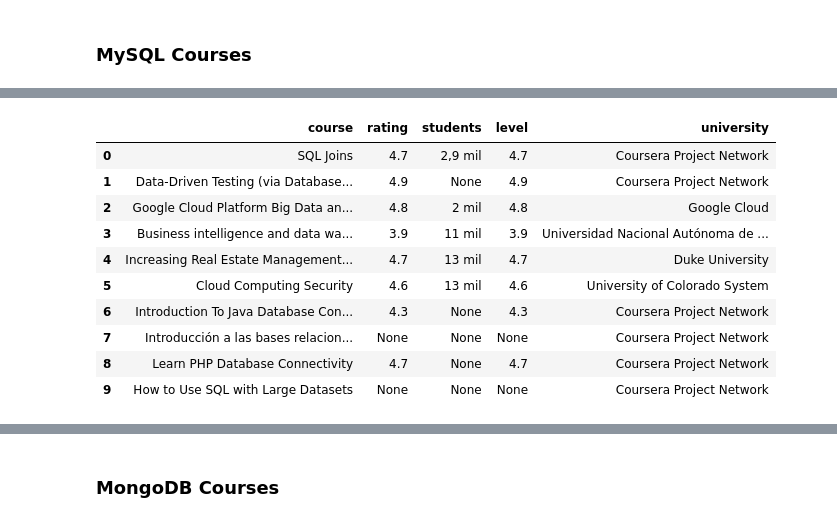
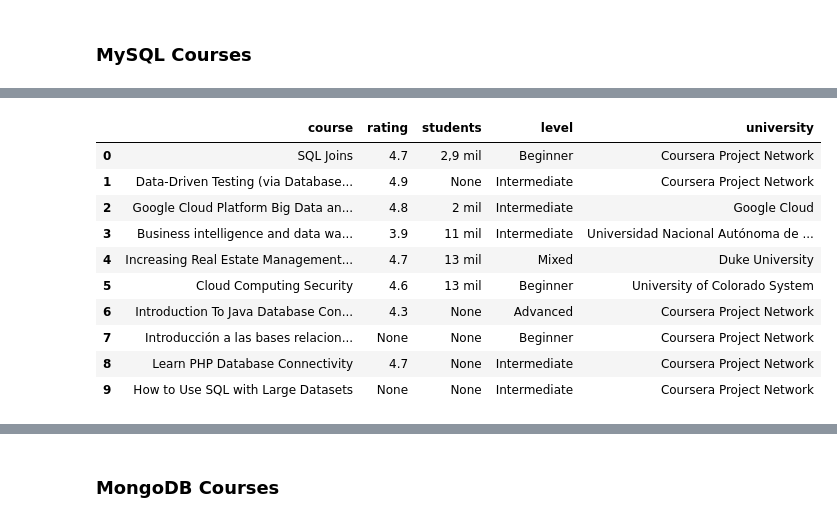
Before and after one commit to jesuschao/Coursera_Project, a Jupyter notebook: 0_Scrapping.ipynb, the cells around one changed output, grey strips where cells are left out. Saved outputs shown, nothing was run; the diff lists cells and outputs as text; code cells hidden in the pictures.

```diff
--- a/0_Scrapping.ipynb
+++ b/0_Scrapping.ipynb
@@ -229,20 +229,20 @@ universidad =[]
 
 for i in range(1,11):
     try:
-        curso.append(driver.find_element_by_xpath(f"/html/body/div[3]/div/div/main/div[2]/div/div[1]/div/div[2]/div/div/ul/li[{i}]/div/div/a/div/div/div[1]/h2").text)
-        rating.append(driver.find_element_by_xpath(f"/html/body/div[3]/div/div/main/div[2]/div/div[1]/div/div[2]/div/div/ul/li[{i}]/div/div/a/div/div/div[3]/div/div[1]/div[1]/div/span[1]").text)
+        curso.append(driver.find_element_by_xpath(f"//*[@id='main']/div[2]/div/div[1]/div/div[2]/div/div/ul/li[{i}]/div/div/a/div/div/div[1]/h2").text)
+        rating.append(driver.find_element_by_xpath(f"//*[@id='main']/div[2]/div/div[1]/div/div[2]/div/div/ul/li[{i}]/div/div/a/div/div/div[3]/div/div[1]/div[1]/div/span[1]").text)
     except:
         rating.append("None")
     try:
-        students.append(driver.find_element_by_xpath(f"/html/body/div[3]/div/div/main/div[2]/div/div[1]/div/div[2]/div/div/ul/li[{i}]/div/div/a/div/div/div[3]/div/div[1]/div[2]/span/span").text)
+        students.append(driver.find_element_by_xpath(f"//*[@id='main']/div[2]/div/div[1]/div/div[2]/div/div/ul/li[{i}]/div/div/a/div/div/div[3]/div/div[1]/div[2]/span/span").text)
     except:
         students.append("None")
     try:
-        nivel.append(driver.find_element_by_xpath(f"/html/body/div[3]/div/div/main/div[2]/div/div[1]/div/div[2]/div/div/ul/li[{i}]/div/div/a/div/div/div[3]/div/div[1]/div[1]/div/span[1]").text)
+        nivel.append(driver.find_element_by_xpath(f"//*[@id='main']/div[2]/div/div[1]/div/div[2]/div/div/ul/li[{i}]/div/div/a/div/div/div[3]/div/div[2]/div/div[2]/span").text)
     except:
         nivel.append("None")
     try:
-        universidad.append(driver.find_element_by_xpath(f"/html/body/div[3]/div/div/main/div[2]/div/div[1]/div/div[2]/div/div/ul/li[{i}]/div/div/a/div/div/div[1]/div[1]/div[2]/span").text)
+        universidad.append(driver.find_element_by_xpath(f"//*[@id='main']/div[2]/div/div[1]/div/div[2]/div/div/ul/li[{i}]/div/div/a/div/div/div[1]/div[1]/div[2]/span").text)
     except:
         universidad.append("None")
 
@@ -278,20 +278,20 @@ universidad =[]
 
 for i in range(1,11):
     try:
-        curso.append(driver.find_element_by_xpath(f"/html/body/div[3]/div/div/main/div[2]/div/div[1]/div/div[2]/div/div/ul/li[{i}]/div/div/a/div/div/div[1]/h2").text)
-        rating.append(driver.find_element_by_xpath(f"/html/body/div[3]/div/div/main/div[2]/div/div[1]/div/div[2]/div/div/ul/li[{i}]/div/div/a/div/div/div[3]/div/div[1]/div[1]/div/span[1]").text)
+        curso.append(driver.find_element_by_xpath(f"//*[@id='main']/div[2]/div/div[1]/div/div[2]/div/div/ul/li[{i}]/div/div/a/div/div/div[1]/h2").text)
+        rating.append(driver.find_element_by_xpath(f"//*[@id='main']/div[2]/div/div[1]/div/div[2]/div/div/ul/li[{i}]/div/div/a/div/div/div[3]/div/div[1]/div[1]/div/span[1]").text)
     except:
         rating.append("None")
     try:
-        students.append(driver.find_element_by_xpath(f"/html/body/div[3]/div/div/main/div[2]/div/div[1]/div/div[2]/div/div/ul/li[{i}]/div/div/a/div/div/div[3]/div/div[1]/div[2]/span/span").text)
+        students.append(driver.find_element_by_xpath(f"//*[@id='main']/div[2]/div/div[1]/div/div[2]/div/div/ul/li[{i}]/div/div/a/div/div/div[3]/div/div[1]/div[2]/span/span").text)
     except:
         students.append("None")
     try:
-        nivel.append(driver.find_element_by_xpath(f"/html/body/div[3]/div/div/main/div[2]/div/div[1]/div/div[2]/div/div/ul/li[{i}]/div/div/a/div/div/div[3]/div/div[1]/div[1]/div/span[1]").text)
+        nivel.append(driver.find_element_by_xpath(f"//*[@id='main']/div[2]/div/div[1]/div/div[2]/div/div/ul/li[{i}]/div/div/a/div/div/div[3]/div/div[2]/div/div[2]/span").text)
     except:
         nivel.append("None")
     try:
-        universidad.append(driver.find_element_by_xpath(f"/html/body/div[3]/div/div/main/div[2]/div/div[1]/div/div[2]/div/div/ul/li[{i}]/div/div/a/div/div/div[1]/div[1]/div[2]/span").text)
+        universidad.append(driver.find_element_by_xpath(f"//*[@id='main']/div[2]/div/div[1]/div/div[2]/div/div/ul/li[{i}]/div/div/a/div/div/div[1]/div[1]/div[2]/span").text)
     except:
         universidad.append("None")
 
@@ -327,20 +327,20 @@ universidad =[]
 
 for i in range(1,11):
     try:
-        curso.append(driver.find_element_by_xpath(f"/html/body/div[3]/div/div/main/div[2]/div/div[1]/div/div[2]/div/div/ul/li[{i}]/div/div/a/div/div/div[1]/h2").text)
-        rating.append(driver.find_element_by_xpath(f"/html/body/div[3]/div/div/main/div[2]/div/div[1]/div/div[2]/div/div/ul/li[{i}]/div/div/a/div/div/div[3]/div/div[1]/div[1]/div/span[1]").text)
+        curso.append(driver.find_element_by_xpath(f"//*[@id='main']/div[2]/div/div[1]/div/div[2]/div/div/ul/li[{i}]/div/div/a/div/div/div[1]/h2").text)
+        rating.append(driver.find_element_by_xpath(f"//*[@id='main']/div[2]/div/div[1]/div/div[2]/div/div/ul/li[{i}]/div/div/a/div/div/div[3]/div/div[1]/div[1]/div/span[1]").text)
     except:
         rating.append("None")
     try:
-        students.append(driver.find_element_by_xpath(f"/html/body/div[3]/div/div/main/div[2]/div/div[1]/div/div[2]/div/div/ul/li[{i}]/div/div/a/div/div/div[3]/div/div[1]/div[2]/span/span").text)
+        students.append(driver.find_element_by_xpath(f"//*[@id='main']/div[2]/div/div[1]/div/div[2]/div/div/ul/li[{i}]/div/div/a/div/div/div[3]/div/div[1]/div[2]/span/span").text)
     except:
         students.append("None")
     try:
-        nivel.append(driver.find_element_by_xpath(f"/html/body/div[3]/div/div/main/div[2]/div/div[1]/div/div[2]/div/div/ul/li[{i}]/div/div/a/div/div/div[3]/div/div[1]/div[1]/div/span[1]").text)
+        nivel.append(driver.find_element_by_xpath(f"//*[@id='main']/div[2]/div/div[1]/div/div[2]/div/div/ul/li[{i}]/div/div/a/div/div/div[3]/div/div[2]/div/div[2]/span").text)
     except:
         nivel.append("None")
     try:
-        universidad.append(driver.find_element_by_xpath(f"/html/body/div[3]/div/div/main/div[2]/div/div[1]/div/div[2]/div/div/ul/li[{i}]/div/div/a/div/div/div[1]/div[1]/div[2]/span").text)
+        universidad.append(driver.find_element_by_xpath(f"//*[@id='main']/div[2]/div/div[1]/div/div[2]/div/div/ul/li[{i}]/div/div/a/div/div/div[1]/div[1]/div[2]/span").text)
     except:
         universidad.append("None")
 
@@ -371,48 +371,48 @@ driver.get(url5)
 curso =[]
 rating=[]
 students=[]
 nivel=[]
 universidad =[]
 
 for i in range(1,11):
     try:
-        curso.append(driver.find_element_by_xpath(f"/html/body/div[3]/div/div/main/div[2]/div/div[1]/div/div[2]/div/div/ul/li[{i}]/div/div/a/div/div/div[1]/h2").text)
-        rating.append(driver.find_element_by_xpath(f"/html/body/div[3]/div/div/main/div[2]/div/div[1]/div/div[2]/div/div/ul/li[{i}]/div/div/a/div/div/div[3]/div/div[1]/div[1]/div/span[1]").text)
+        curso.append(driver.find_element_by_xpath(f"//*[@id='main']/div[2]/div/div[1]/div/div[2]/div/div/ul/li[{i}]/div/div/a/div/div/div[1]/h2").text)
+        rating.append(driver.find_element_by_xpath(f"//*[@id='main']/div[2]/div/div[1]/div/div[2]/div/div/ul/li[{i}]/div/div/a/div/div/div[3]/div/div[1]/div[1]/div/span[1]").text)
     except:
         rating.append("None")
     try:
-        students.append(driver.find_element_by_xpath(f"/html/body/div[3]/div/div/main/div[2]/div/div[1]/div/div[2]/div/div/ul/li[{i}]/div/div/a/div/div/div[3]/div/div[1]/div[2]/span/span").text)
+        students.append(driver.find_element_by_xpath(f"//*[@id='main']/div[2]/div/div[1]/div/div[2]/div/div/ul/li[{i}]/div/div/a/div/div/div[3]/div/div[1]/div[2]/span/span").text)
     except:
         students.append("None")
     try:
-        nivel.append(driver.find_element_by_xpath(f"/html/body/div[3]/div/div/main/div[2]/div/div[1]/div/div[2]/div/div/ul/li[{i}]/div/div/a/div/div/div[3]/div/div[1]/div[1]/div/span[1]").text)
+        nivel.append(driver.find_element_by_xpath(f"//*[@id='main']/div[2]/div/div[1]/div/div[2]/div/div/ul/li[{i}]/div/div/a/div/div/div[3]/div/div[2]/div/div[2]/span").text)
     except:
         nivel.append("None")
     try:
-        universidad.append(driver.find_element_by_xpath(f"/html/body/div[3]/div/div/main/div[2]/div/div[1]/div/div[2]/div/div/ul/li[{i}]/div/div/a/div/div/div[1]/div[1]/div[2]/span").text)
+        universidad.append(driver.find_element_by_xpath(f"//*[@id='main']/div[2]/div/div[1]/div/div[2]/div/div/ul/li[{i}]/div/div/a/div/div/div[1]/div[1]/div[2]/span").text)
     except:
         universidad.append("None")
 
 mysql5=pd.DataFrame()
 mysql5['course'] =curso
 mysql5['rating'] =rating
 mysql5['students'] =students
 mysql5['level'] =nivel
 mysql5['university'] =universidad
 
 mysql5
 # %% [output]
 |  | course | rating | students | level | university |
-| 0 | SQL Joins | 4.7 | 2,9 mil | 4.7 | Coursera Project Network |
-| 1 | Data-Driven Testing (via Database... | 4.9 | None | 4.9 | Coursera Project Network |
-| 2 | Google Cloud Platform Big Data an... | 4.8 | 2 mil | 4.8 | Google Cloud |
-| 3 | Business intelligence and data wa... | 3.9 | 11 mil | 3.9 | Universidad Nacional Autónoma de ... |
-| 4 | Increasing Real Estate Management... | 4.7 | 13 mil | 4.7 | Duke University |
-| 5 | Cloud Computing Security | 4.6 | 13 mil | 4.6 | University of Colorado System |
-| 6 | Introduction To Java Database Con... | 4.3 | None | 4.3 | Coursera Project Network |
-| 7 | Introducción a las bases relacion... | None | None | None | Coursera Project Network |
-| 8 | Learn PHP Database Connectivity | 4.7 | None | 4.7 | Coursera Project Network |
-| 9 | How to Use SQL with Large Datasets | None | None | None | Coursera Project Network |
+| 0 | SQL Joins | 4.7 | 2,9 mil | Beginner | Coursera Project Network |
+| 1 | Data-Driven Testing (via Database... | 4.9 | None | Intermediate | Coursera Project Network |
+| 2 | Google Cloud Platform Big Data an... | 4.8 | 2 mil | Intermediate | Google Cloud |
+| 3 | Business intelligence and data wa... | 3.9 | 11 mil | Intermediate | Universidad Nacional Autónoma de ... |
+| 4 | Increasing Real Estate Management... | 4.7 | 13 mil | Mixed | Duke University |
+| 5 | Cloud Computing Security | 4.6 | 13 mil | Beginner | University of Colorado System |
+| 6 | Introduction To Java Database Con... | 4.3 | None | Advanced | Coursera Project Network |
+| 7 | Introducción a las bases relacion... | None | None | Beginner | Coursera Project Network |
+| 8 | Learn PHP Database Connectivity | 4.7 | None | Intermediate | Coursera Project Network |
+| 9 | How to Use SQL with Large Datasets | None | None | Intermediate | Coursera Project Network |
 # %%
 url6 = "https://www.coursera.org/search?query=mysql&page=6&index=prod_all_launched_products_term_optimization"
 driver.get(url6)
```
Also changed, not shown: parts of 6 cells of this notebook, 5 other files.
